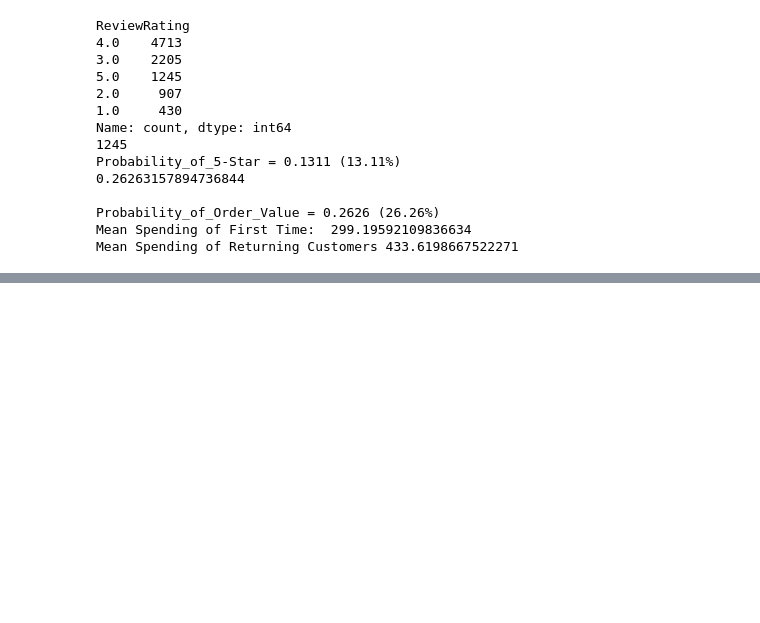
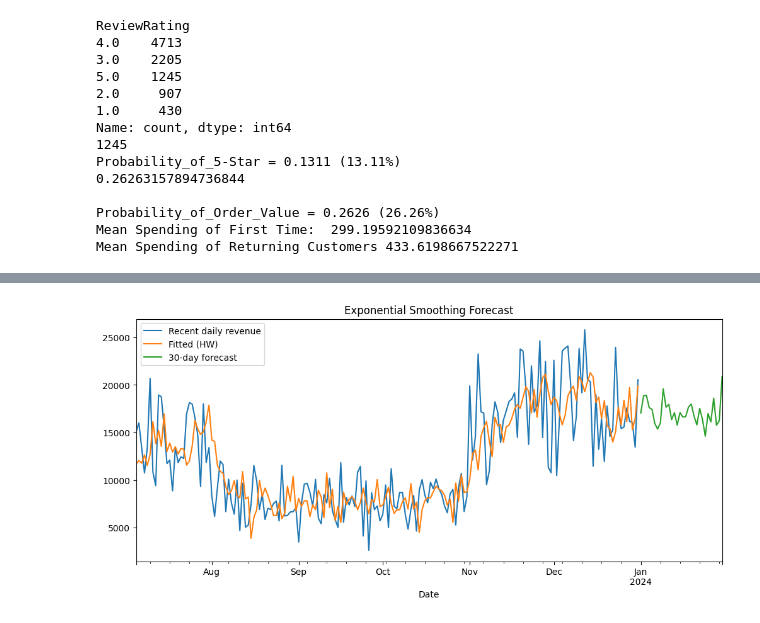
Before and after one commit to Eba-Fekadu/Stat_Capstone, a Jupyter notebook: questionFile.ipynb, the cells around one changed output, grey strips where cells are left out. Cells and saved outputs as stored; diff of their text form; code cells hidden in the pictures; blank space fills up the shorter version.

```diff
--- a/questionFile.ipynb
+++ b/questionFile.ipynb
@@ -572,0 +753,13 @@ Mean Spending of Returning Customers 433.6198667522271
+# %%
+hw_model = ExponentialSmoothing(ts, trend='add', seasonal='add', seasonal_periods=30, initialization_method='estimated').fit(optimized=True)
+forecast_days = 30
+hw_forecast = hw_model.forecast(forecast_days)
+plt.figure(figsize=(12,5))
+ts[-180:].plot(label='Recent daily revenue')
+hw_model.fittedvalues[-180:].plot(label='Fitted (HW)')
+hw_forecast.plot(label='30-day forecast')
+plt.legend()
+plt.title('Exponential Smoothing Forecast')
+plt.show()
+# %% [output]
+[figure, added]
```
Also changed, not shown: parts of 11 cells of this notebook, 1 other file.
